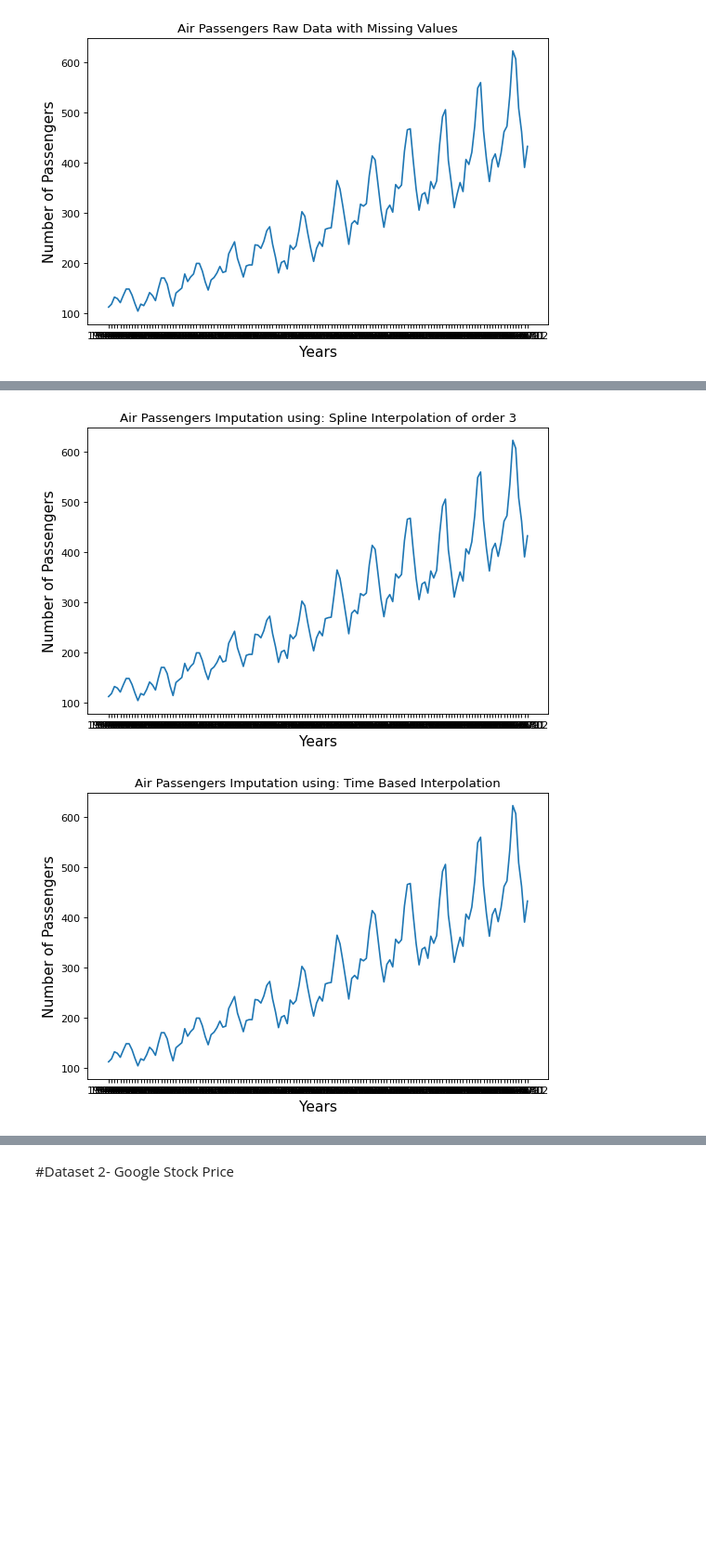
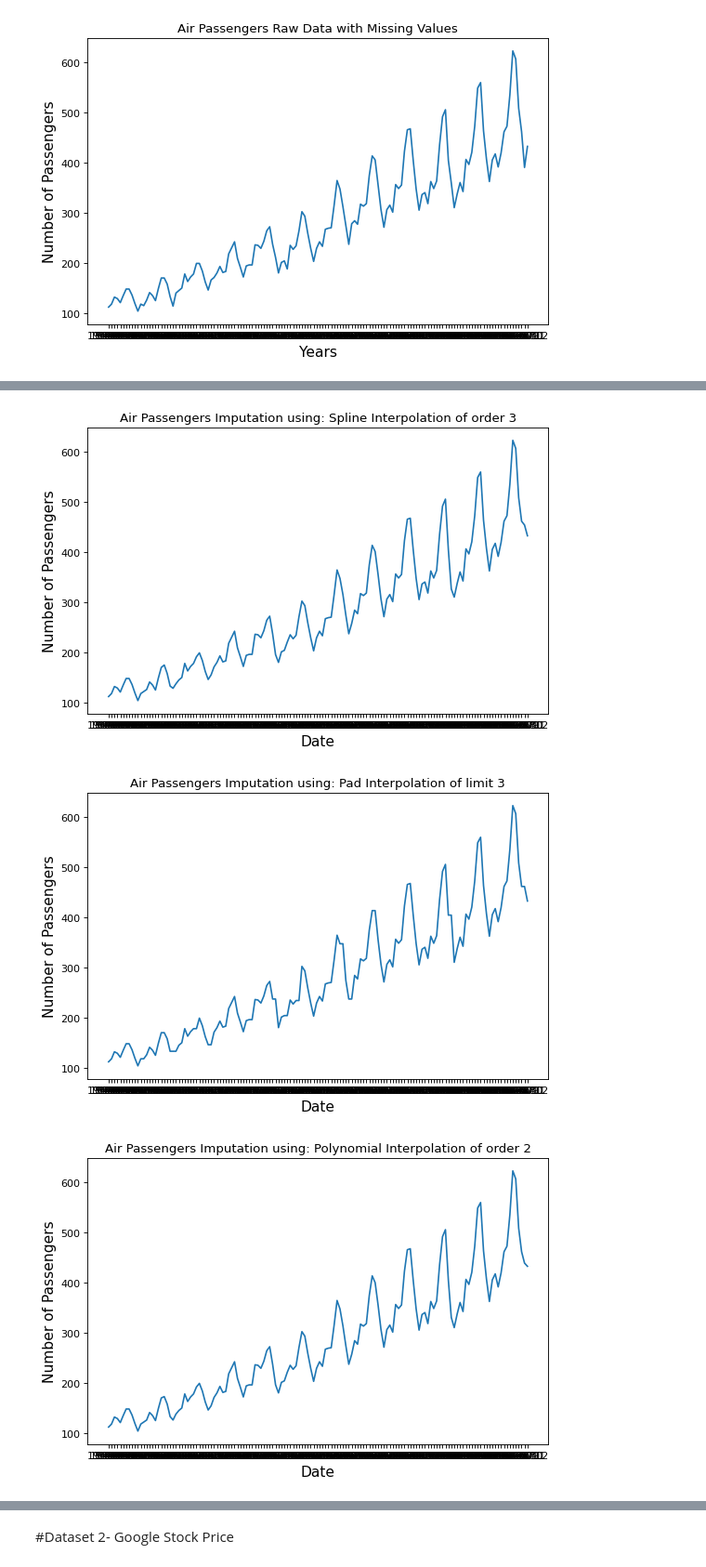
Before and after one commit to drkbluescience/TimeSeries-ML, a Jupyter notebook: Preprocessing_Time_Series_Data.ipynb, the cells around one changed output, grey strips where cells are left out. Shown at 93% size. Drawn from its saved outputs; the diff is of its cells as text; code cells hidden in the pictures; blank space fills up the shorter version.

```diff
--- a/Preprocessing_Time_Series_Data.ipynb
+++ b/Preprocessing_Time_Series_Data.ipynb
@@ -32,6 +33,8 @@ passenger.rename(columns={"#Passengers": "Passengers"}, inplace=True)
 
 #Sort the values according to dates.
 passenger.sort_values(by=['Month'], inplace=True, ascending=True)
+
+passenger = passenger.astype({"Passengers": np.float32})
 passenger.head()
 # %% [output]
 |  | Month | Passengers |
@@ -62,0 +70,6 @@ visualization(passenger['Month'],
+# %%
+ix = [(row, 2) for row in range(passenger.shape[0])]
+
+passenger["Passengers_n"] = passenger['Passengers']
+for row, col in random.sample(ix, int(round(.1*len(ix)))):
+    passenger.iat[row, col] = np.nan
@@ -63,16 +98,19 @@ visualization(passenger['Month'],
 # %%
-passenger['Linear'] = passenger['Passengers'].interpolate(method='linear')
-passenger['Spline order 3'] = passenger['Passengers'].interpolate(method='spline', order=3)
-passenger['Time'] = passenger['Passengers'].interpolate(method='time')
-methods = ['Linear', 'Spline order 3', 'Time']
+methods = ['Linear', 'Spline', 'Pad', 'Polynomial']
 
-types=["Linear Interpolation", "Spline Interpolation of order 3", "Time Based Interpolation"]
+passenger[methods[0]] = passenger['Passengers_n'].interpolate(method='linear')
+passenger[methods[1]] = passenger['Passengers_n'].interpolate(method='spline', order=3)
+passenger[methods[2]] = passenger['Passengers_n'].interpolate(method='pad', limit=3, limit_direction='forward')
+passenger[methods[3]] = passenger['Passengers_n'].interpolate(method='polynomial', order=2)
+
+
+types=["Linear Interpolation", "Spline Interpolation of order 3", "Pad Interpolation of limit 3", "Polynomial Interpolation of order 2"]
+
 i = 0
-
 for method in methods:
   visualization(passenger["Month"],
                 passenger[method],
                 "".join(['Air Passengers Imputation using: ', types[i]]),
-                "Years", "Number of Passengers")
+                "Date", "Number of Passengers")
   i += 1
 # %% [output]
@@ -80,2 +118,3 @@ for method in methods:
-[figure, old version]
+[figure, new version]
-[figure, old version]
+[figure, new version]
+[figure, added]
```
Also changed, not shown: parts of 22 cells of this notebook.
